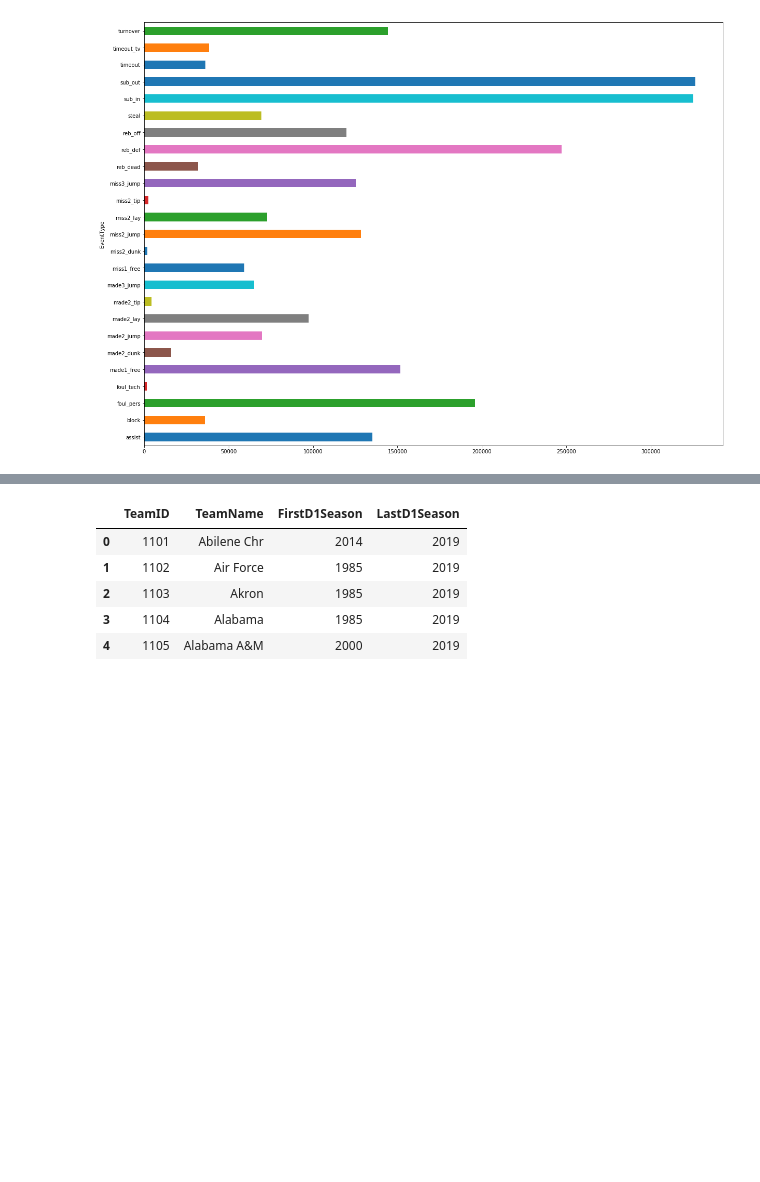
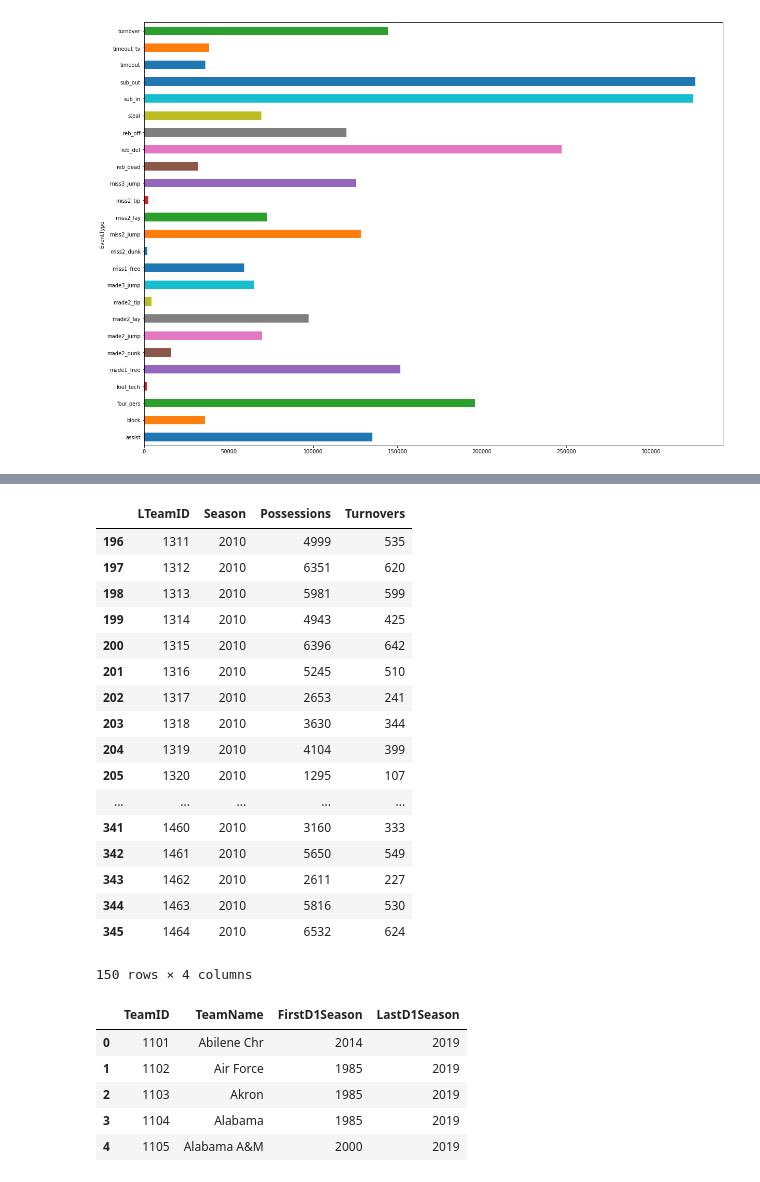
Before and after one commit to hksdatascience/projects, a Jupyter notebook: March Madness 2019/Exploratory Data Analysis.ipynb, the cells around one changed output, grey strips where cells are left out. Drawn from its saved outputs; the diff is of its cells as text; code cells hidden in the pictures; blank space fills up the shorter version.

```diff
--- a/March Madness 2019/Exploratory Data Analysis.ipynb
+++ b/March Madness 2019/Exploratory Data Analysis.ipynb
@@ -35,3 +112,29 @@ Event.groupby("EventType").size().plot(kind='barh')
+# %%
+Lose_Nums = (New_Event >>
+             group_by(X.LTeamID, X.Season) >>
+             summarize(Possessions = X.EventType.count(),
+                        Turnovers = X.Turnovers.sum()))
+# %%
+Lose_Nums.tail(150)
+# %% [output]
+|  | LTeamID | Season | Possessions | Turnovers |
+| 196 | 1311 | 2010 | 4999 | 535 |
+| 197 | 1312 | 2010 | 6351 | 620 |
+| 198 | 1313 | 2010 | 5981 | 599 |
+| 199 | 1314 | 2010 | 4943 | 425 |
+| 200 | 1315 | 2010 | 6396 | 642 |
+| 201 | 1316 | 2010 | 5245 | 510 |
+| 202 | 1317 | 2010 | 2653 | 241 |
+| 203 | 1318 | 2010 | 3630 | 344 |
+| 204 | 1319 | 2010 | 4104 | 399 |
+| 205 | 1320 | 2010 | 1295 | 107 |
+| ... | ... | ... | ... | ... |
+| 341 | 1460 | 2010 | 3160 | 333 |
+| 342 | 1461 | 2010 | 5650 | 549 |
+| 343 | 1462 | 2010 | 2611 | 227 |
+| 344 | 1463 | 2010 | 5816 | 530 |
+| 345 | 1464 | 2010 | 6532 | 624 |
+150 rows × 4 columns
 # %%
 Teams = pd.read_csv("/Users/ericenglin/Desktop/Data Science Club/DataFiles/Teams.csv")
 # %%
```
Also changed, not shown: parts of 10 cells of this notebook, 1 other file.
